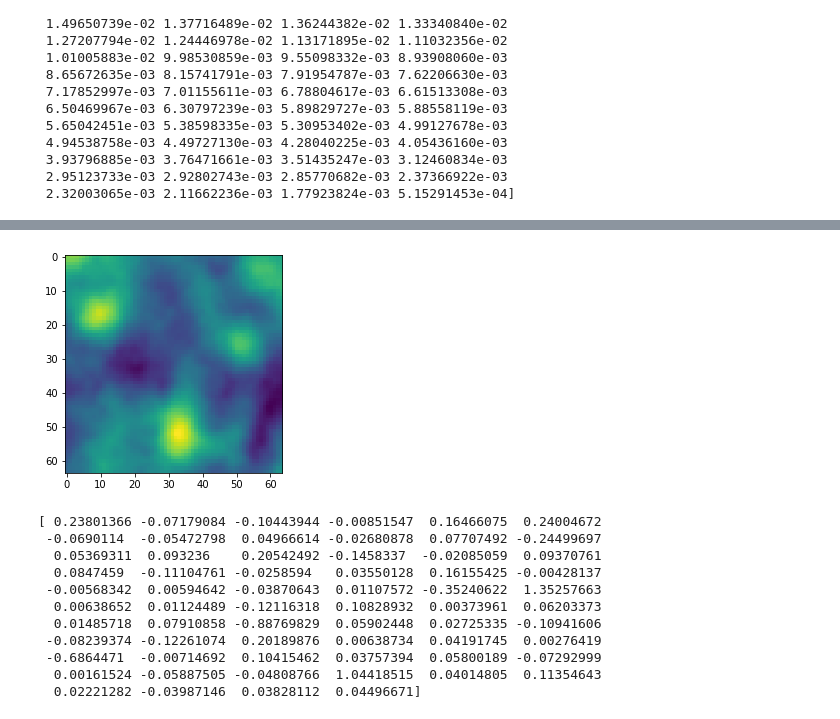
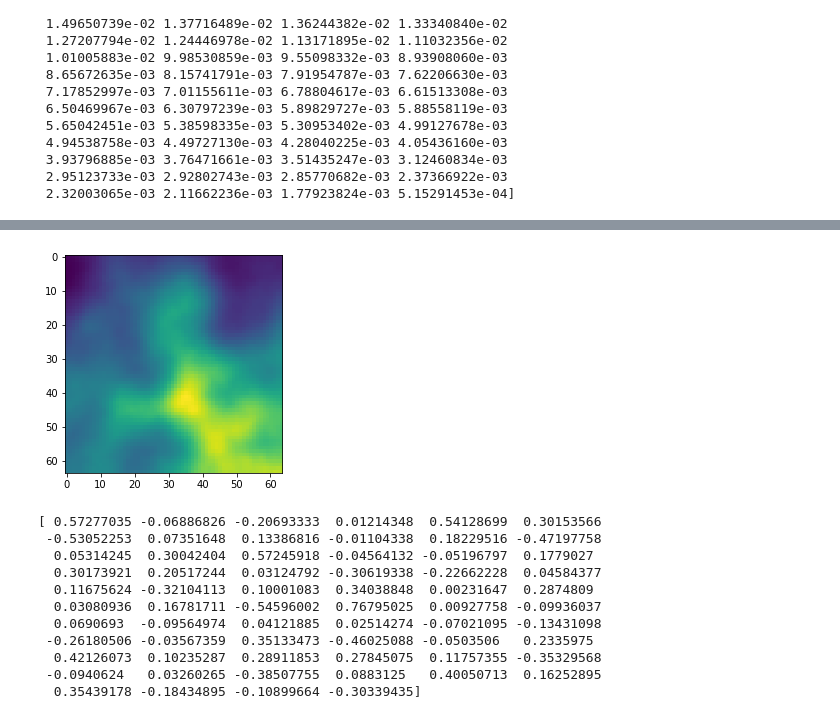
Before and after one commit to nikitakuchur/landscape-generator, a Jupyter notebook: simple_autoencoder.ipynb, the cells around one changed output, grey strips where cells are left out. Cells and saved outputs as stored; diff of their text form; code cells hidden in the pictures.

```diff
--- a/simple_autoencoder.ipynb
+++ b/simple_autoencoder.ipynb
@@ -178,30 +159,30 @@ print(pca.explained_variance_)
 # %%
 import numpy as np
 import math
 import random
 
 
 # Generator
 code = np.zeros(64)
 for i in range(64):
-    value = math.sqrt(pca.explained_variance_ratio_[i])
-    code[i] = random.uniform(-value, value)
+    value = math.sqrt(pca.explained_variance_[i])
+    code[i] = random.uniform(-2 * value, 2 * value)
 
 code = pca.inverse_transform(code)
 output = net.decode(torch.from_numpy(code).float().cuda())
 plt.imshow(output.view(64, 64).cpu().detach().numpy())
 plt.show()
 print(code)
 # %% [output]
-[figure, old version]
+[figure, new version]
-[ 0.23801366 -0.07179084 -0.10443944 -0.00851547  0.16466075  0.24004672
- -0.0690114  -0.05472798  0.04966614 -0.02680878  0.07707492 -0.24499697
-  0.05369311  0.093236    0.20542492 -0.1458337  -0.02085059  0.09370761
-  0.0847459  -0.11104761 -0.0258594   0.03550128  0.16155425 -0.00428137
- -0.00568342  0.00594642 -0.03870643  0.01107572 -0.35240622  1.35257663
-  0.00638652  0.01124489 -0.12116318  0.10828932  0.00373961  0.06203373
-  0.01485718  0.07910858 -0.88769829  0.05902448  0.02725335 -0.10941606
- -0.08239374 -0.12261074  0.20189876  0.00638734  0.04191745  0.00276419
- -0.6864471  -0.00714692  0.10415462  0.03757394  0.05800189 -0.07292999
-  0.00161524 -0.05887505 -0.04808766  1.04418515  0.04014805  0.11354643
-  0.02221282 -0.03987146  0.03828112  0.04496671]
+[ 0.57277035 -0.06886826 -0.20693333  0.01214348  0.54128699  0.30153566
+ -0.53052253  0.07351648  0.13386816 -0.01104338  0.18229516 -0.47197758
+  0.05314245  0.30042404  0.57245918 -0.04564132 -0.05196797  0.1779027
+  0.30173921  0.20517244  0.03124792 -0.30619338 -0.22662228  0.04584377
+  0.11675624 -0.32104113  0.10001083  0.34038848  0.00231647  0.2874809
+  0.03080936  0.16781711 -0.54596002  0.76795025  0.00927758 -0.09936037
+  0.0690693  -0.09564974  0.04121885  0.02514274 -0.07021095 -0.13431098
+ -0.26180506 -0.03567359  0.35133473 -0.46025088 -0.0503506   0.2335975
+  0.42126073  0.10235287  0.28911853  0.27845075  0.11757355 -0.35329568
+ -0.0940624   0.03260265 -0.38507755  0.0883125   0.40050713  0.16252895
+  0.35439178 -0.18434895 -0.10899664 -0.30339435]
```
Also changed, not shown: parts of 2 cells of this notebook.
